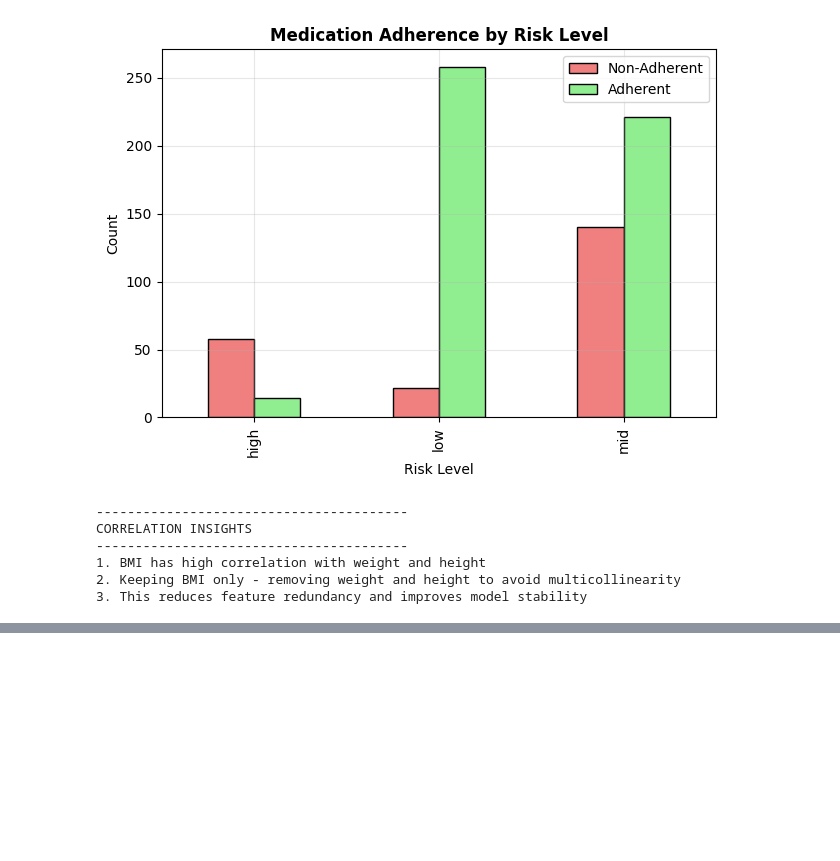
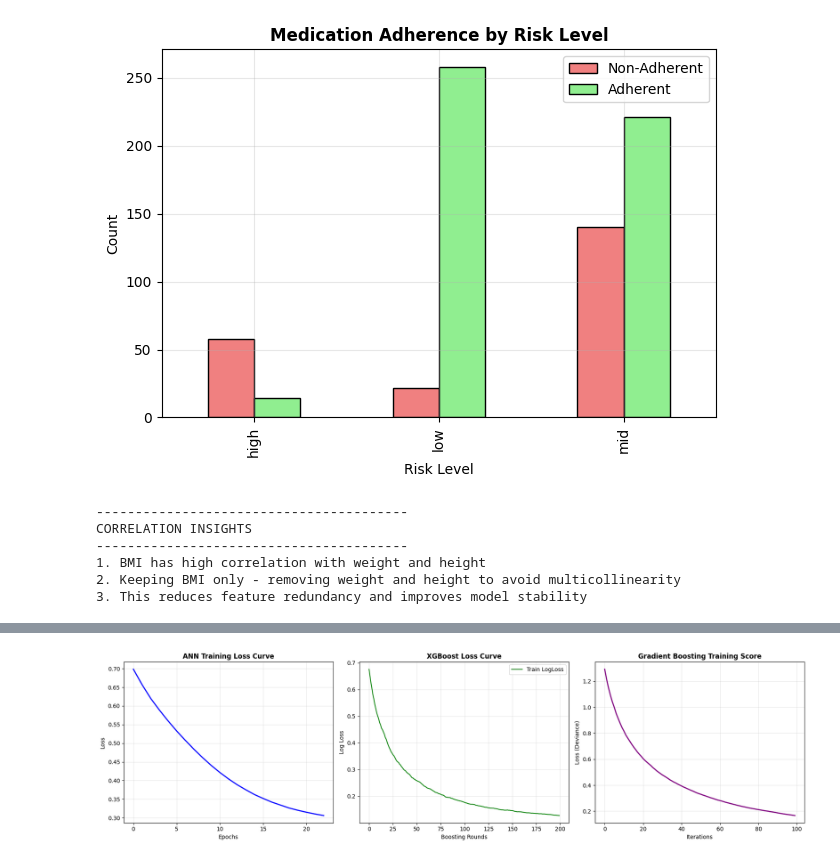
Before and after one commit to NSJayaweera/NCD-Risk_Prediction, a Jupyter notebook: DiabetesRiskPrediction.ipynb, the cells around one changed output, grey strips where cells are left out. Cells and saved outputs as stored; diff of their text form; code cells hidden in the pictures; blank space fills up the shorter version.

Commit message:
updated xgboost

```diff
--- a/DiabetesRiskPrediction.ipynb
+++ b/DiabetesRiskPrediction.ipynb
@@ -1095,0 +960,46 @@ LOSS CURVES COMPLETE
+# %%
+import matplotlib.pyplot as plt
+import numpy as np
+
+# Initialize a figure for all loss curves
+plt.figure(figsize=(18, 5))
+
+# 1. Loss Curve for ANN
+plt.subplot(1, 3, 1)
+if hasattr(models['ANN'], 'loss_curve_'):
+    plt.plot(models['ANN'].loss_curve_, color='blue', lw=2)
+    plt.title('ANN Training Loss Curve', fontweight='bold')
+    plt.xlabel('Epochs')
+    plt.ylabel('Loss')
+    plt.grid(True, alpha=0.3)
+
+# 2. Loss Curve for XGBoost
+plt.subplot(1, 3, 2)
+# Ensure the XGBoost model was trained with an evaluation set to capture history
+xgb_model = models['XGBoost']
+if hasattr(xgb_model, 'evals_result_'):
+    results = xgb_model.evals_result()
+    if 'validation_0' in results:
+        plt.plot(results['validation_0']['logloss'], label='Train LogLoss', color='green')
+    if 'validation_1' in results:
+        plt.plot(results['validation_1']['logloss'], label='Val LogLoss', color='red')
+    plt.title('XGBoost Loss Curve', fontweight='bold')
+    plt.xlabel('Boosting Rounds')
+    plt.ylabel('Log Loss')
+    plt.legend()
+    plt.grid(True, alpha=0.3)
+
+# 3. Loss Curve for Gradient Boosting
+plt.subplot(1, 3, 3)
+gb_model = models['Gradient Boosting']
+if hasattr(gb_model, 'train_score_'):
+    plt.plot(gb_model.train_score_, color='purple', lw=2)
+    plt.title('Gradient Boosting Training Score', fontweight='bold')
+    plt.xlabel('Iterations')
+    plt.ylabel('Loss (Deviance)')
+    plt.grid(True, alpha=0.3)
+
+plt.tight_layout()
+plt.show()
+# %% [output]
+[figure, added]
```
Also changed, not shown: parts of 11 cells of this notebook.
